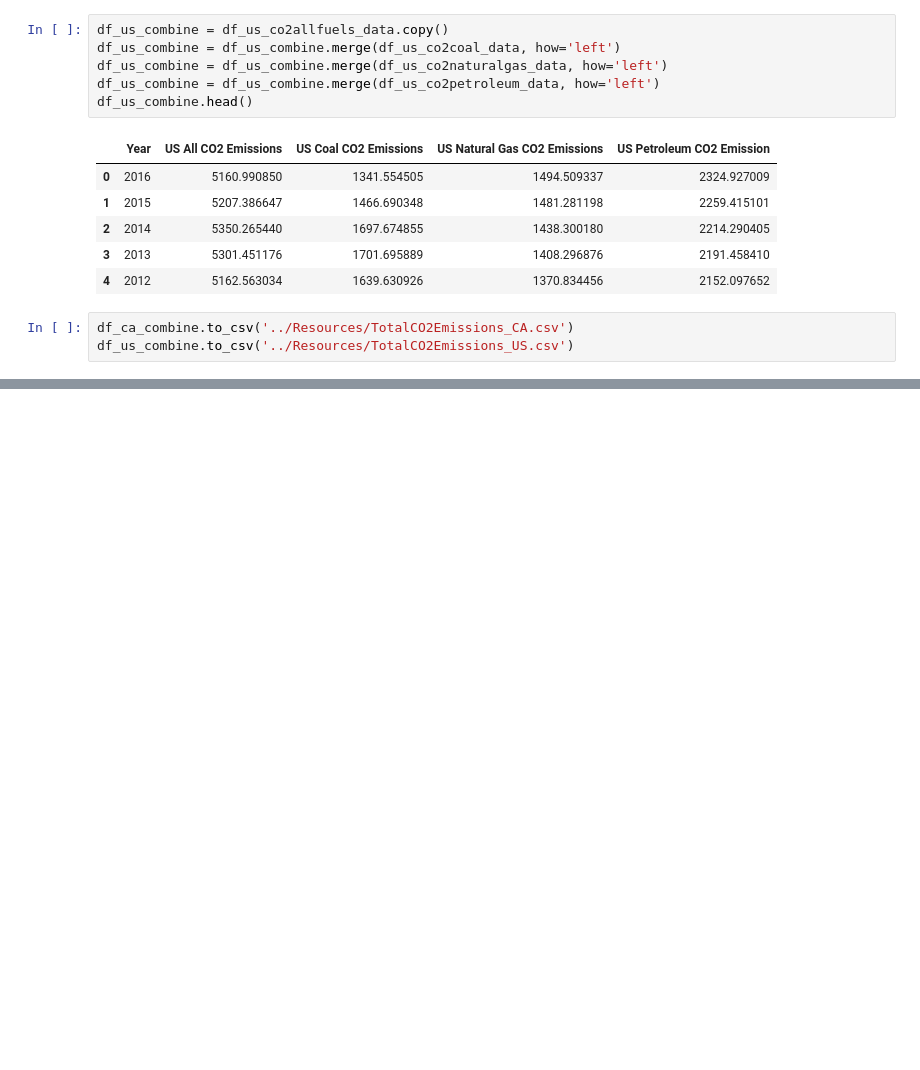
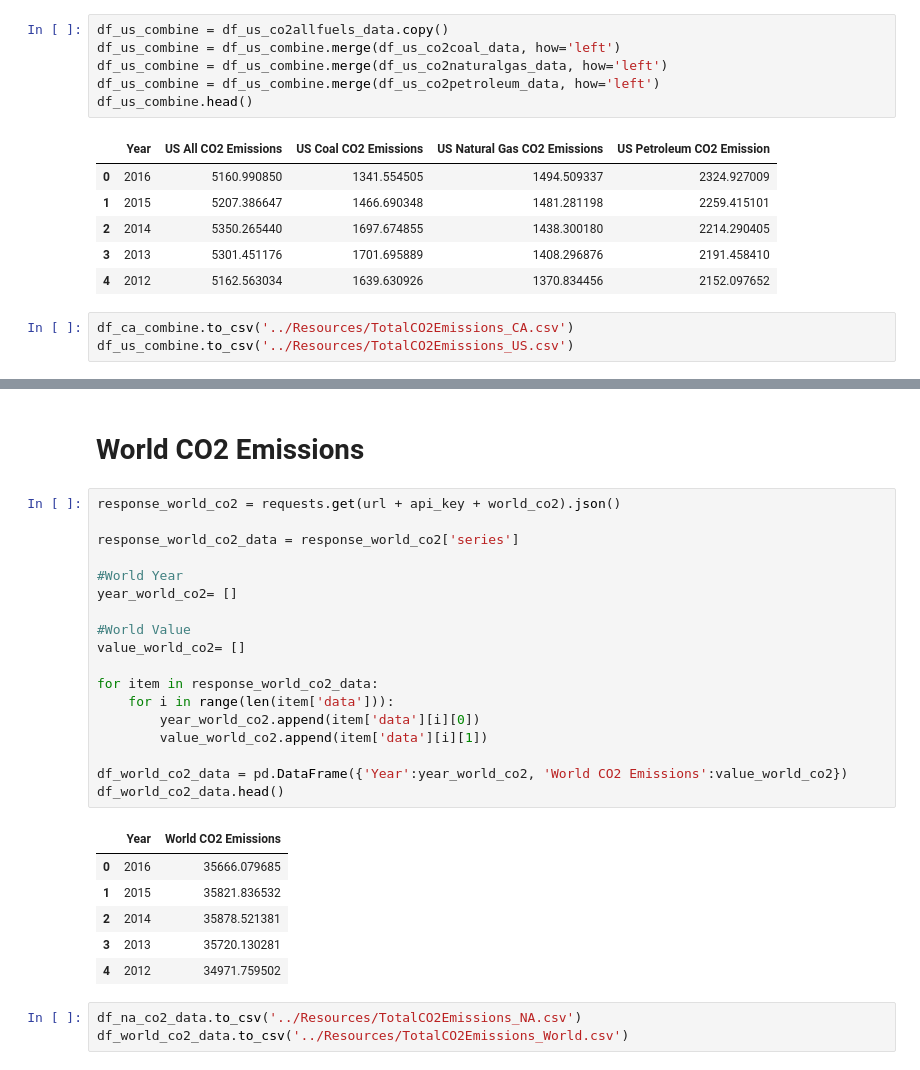
Before and after one commit to david-kishi/US_Energy_Consumption_Analysis, a Jupyter notebook: Data/CO2_Emissions_Query.ipynb, the cells around one changed output, grey strips where cells are left out. Saved outputs shown, nothing was run; the diff lists cells and outputs as text; blank space fills up the shorter version.

```diff
--- a/Data/CO2_Emissions_Query.ipynb
+++ b/Data/CO2_Emissions_Query.ipynb
@@ -254,0 +296,30 @@ df_us_combine.to_csv('../Resources/TotalCO2Emissions_US.csv')
+# %% [markdown]
+# World CO2 Emissions
+# %%
+response_world_co2 = requests.get(url + api_key + world_co2).json()
+
+response_world_co2_data = response_world_co2['series']
+
+#World Year
+year_world_co2= []
+
+#World Value
+value_world_co2= []
+
+for item in response_world_co2_data:
+    for i in range(len(item['data'])):
+        year_world_co2.append(item['data'][i][0])
+        value_world_co2.append(item['data'][i][1])
+
+df_world_co2_data = pd.DataFrame({'Year':year_world_co2, 'World CO2 Emissions':value_world_co2})
+df_world_co2_data.head()
+# %% [output]
+|  | Year | World CO2 Emissions |
+| 0 | 2016 | 35666.079685 |
+| 1 | 2015 | 35821.836532 |
+| 2 | 2014 | 35878.521381 |
+| 3 | 2013 | 35720.130281 |
+| 4 | 2012 | 34971.759502 |
+# %%
+df_na_co2_data.to_csv('../Resources/TotalCO2Emissions_NA.csv')
+df_world_co2_data.to_csv('../Resources/TotalCO2Emissions_World.csv')
```
Also changed, not shown: parts of 4 cells of this notebook, 2 other files.
